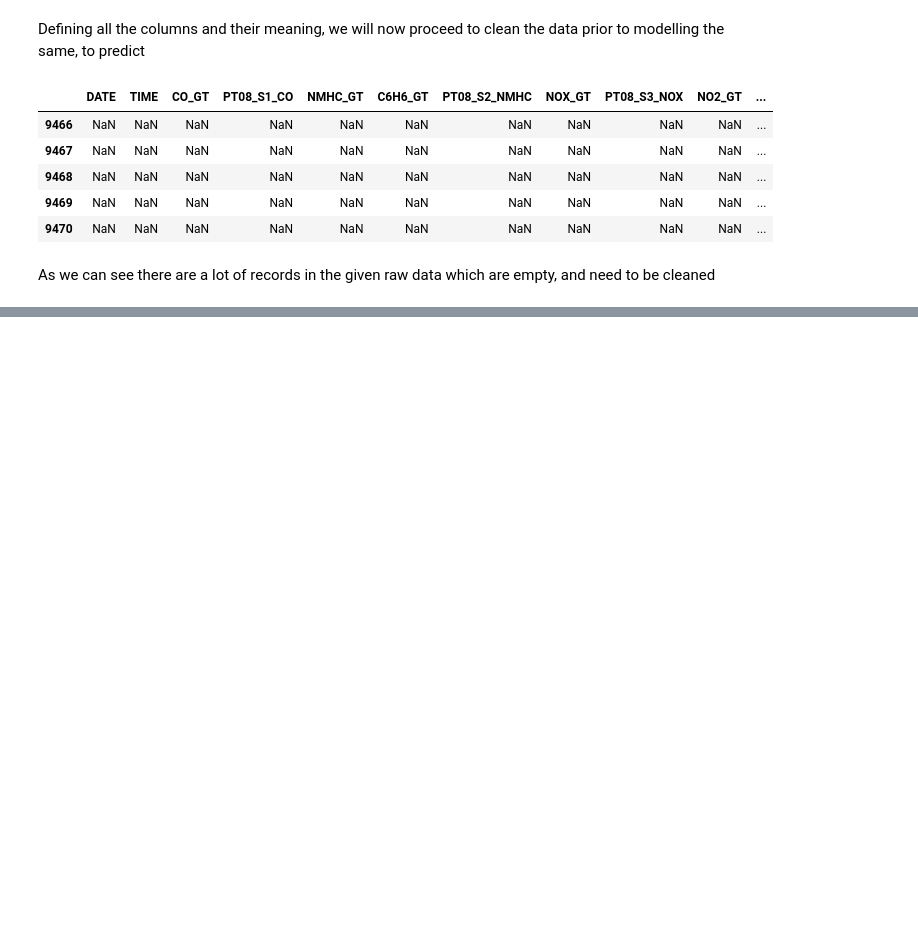
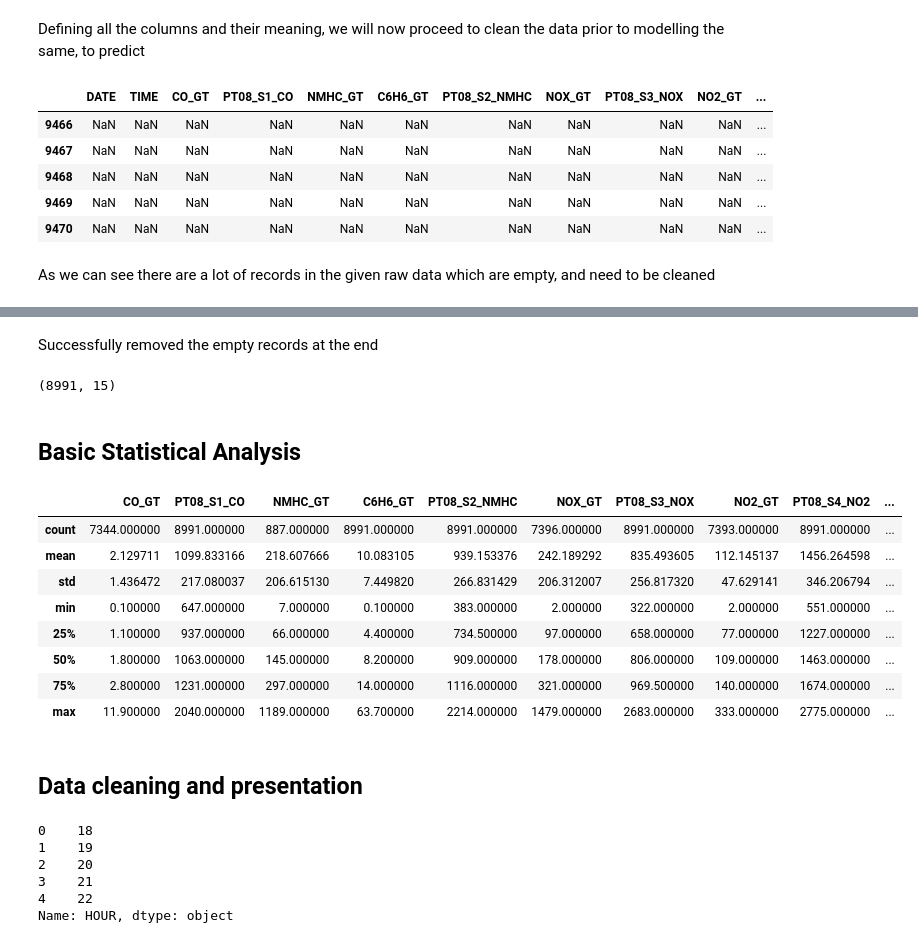
Before and after one commit to Dhruv-Dugar/Modeling-and-Simulation, a Jupyter notebook: Assignment-2/pollutionmodelling.ipynb, the cells around one changed output, grey strips where cells are left out. Saved outputs shown, nothing was run; the diff lists cells and outputs as text; code cells hidden in the pictures; blank space fills up the shorter version.

Commit message:
added heatmap plot and cleaned the data

```diff
--- a/Assignment-2/pollutionmodelling.ipynb
+++ b/Assignment-2/pollutionmodelling.ipynb
@@ -64,0 +84,5 @@ As we can see there are a lot of records in the given raw data which are empty,
+# %%
+# drop last rows with NaN values
+df_air.dropna(how='all', inplace=True)
+
+df_air.dropna(thresh=10, axis = 0, inplace=True)
@@ -64,0 +98,34 @@ As we can see there are a lot of records in the given raw data which are empty,
+# %% [markdown]
+Successfully removed the empty records at the end
+# %%
+df_air.shape
+# %% [output]
+(8991, 15)
+# %% [markdown]
+## Basic Statistical Analysis
+# %%
+df_air.describe()
+# %% [output]
+|  | CO_GT | PT08_S1_CO | NMHC_GT | C6H6_GT | PT08_S2_NMHC | NOX_GT | PT08_S3_NOX | NO2_GT | PT08_S4_NO2 | ... |
+| count | 7344.000000 | 8991.000000 | 887.000000 | 8991.000000 | 8991.000000 | 7396.000000 | 8991.000000 | 7393.000000 | 8991.000000 | ... |
+| mean | 2.129711 | 1099.833166 | 218.607666 | 10.083105 | 939.153376 | 242.189292 | 835.493605 | 112.145137 | 1456.264598 | ... |
+| std | 1.436472 | 217.080037 | 206.615130 | 7.449820 | 266.831429 | 206.312007 | 256.817320 | 47.629141 | 346.206794 | ... |
+| min | 0.100000 | 647.000000 | 7.000000 | 0.100000 | 383.000000 | 2.000000 | 322.000000 | 2.000000 | 551.000000 | ... |
+| 25% | 1.100000 | 937.000000 | 66.000000 | 4.400000 | 734.500000 | 97.000000 | 658.000000 | 77.000000 | 1227.000000 | ... |
+| 50% | 1.800000 | 1063.000000 | 145.000000 | 8.200000 | 909.000000 | 178.000000 | 806.000000 | 109.000000 | 1463.000000 | ... |
+| 75% | 2.800000 | 1231.000000 | 297.000000 | 14.000000 | 1116.000000 | 321.000000 | 969.500000 | 140.000000 | 1674.000000 | ... |
+| max | 11.900000 | 2040.000000 | 1189.000000 | 63.700000 | 2214.000000 | 1479.000000 | 2683.000000 | 333.000000 | 2775.000000 | ... |
+# %% [markdown]
+## Data cleaning and presentation
+# %%
+# Splitting hour from time into new column
+
+df_air['HOUR'] = df_air['TIME'].apply(lambda x: x.split(':')[0])
+df_air.HOUR.head()
+# %% [output]
+0    18
+1    19
+2    20
+3    21
+4    22
+Name: HOUR, dtype: object
```
Also changed, not shown: parts of 15 cells of this notebook, 1 other file.
